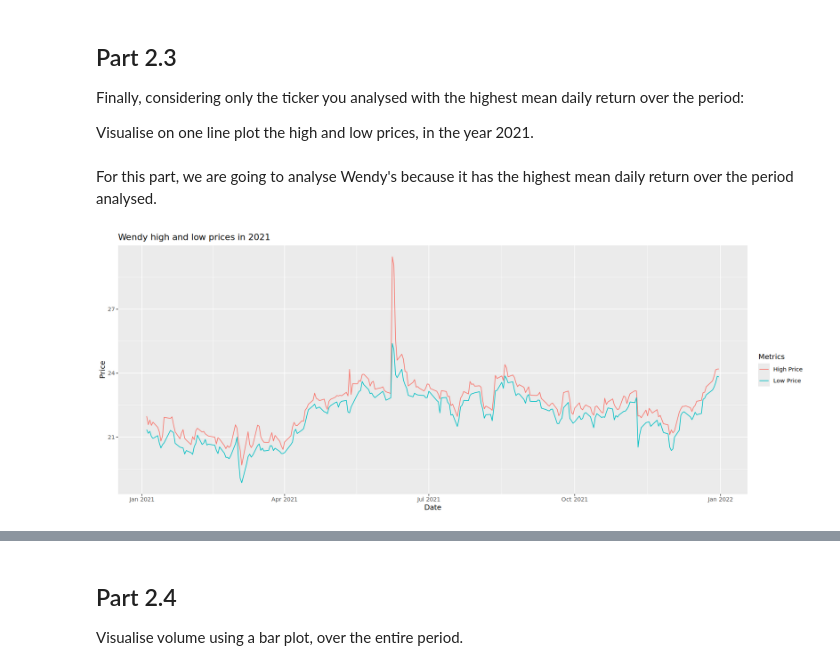
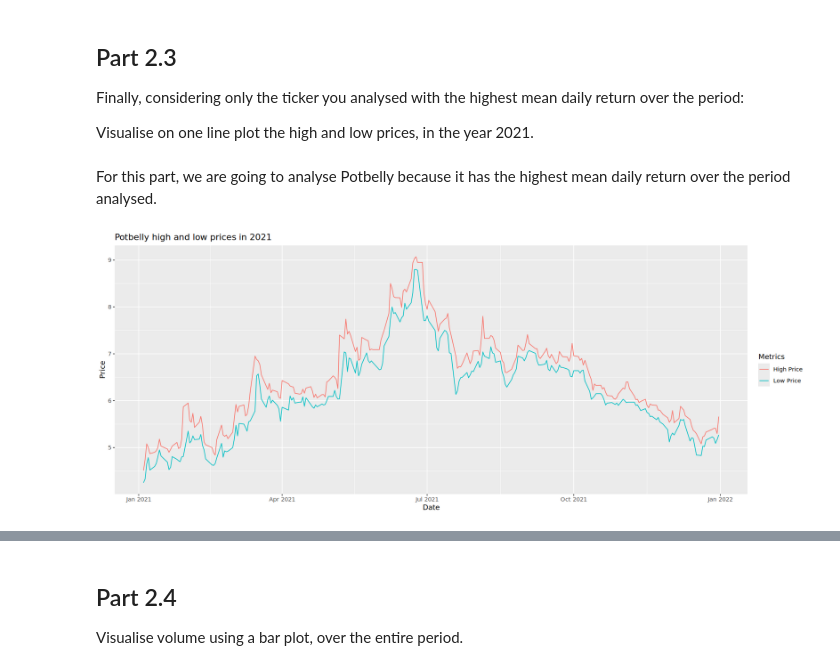
Before and after one commit to LiamHoogstad/Apps_R_HW1, a Jupyter notebook: MAIN_FILE.ipynb, the cells around one changed output, grey strips where cells are left out. Cells and saved outputs as stored; diff of their text form; code cells hidden in the pictures.

Commit message:
Agus changed wendys and 2.3

```diff
--- a/MAIN_FILE.ipynb
+++ b/MAIN_FILE.ipynb
@@ -156,9 +169,6 @@ On July 18 2023, Chipotle announced franchise expansion into the middle east "to
 # %% [markdown]
 ## Dominos Pizza
 # %%
-data = read.csv('compustat_food_bev.csv')
-
-
 dpz_data = filter(data, tic == "DPZ")
 
 dpz_data$datadate = as.Date(dpz_data$datadate, format = '%d/%m/%Y')
@@ -732,17 +646,18 @@ Finally, considering only the ticker you analysed with the highest mean daily re
 
 Visualise on one line plot the high and low prices, in the year 2021.
 # %% [markdown]
-For this part, we are going to analyse Wendy's because it has the highest mean daily return over the period analysed.
+For this part, we are going to analyse Potbelly because it has the highest mean daily return over the period analysed.
 # %%
-wendy_2021 <- filter(wendy, year==2021)
-ggplot(data=wendy_2021, aes(datadate, prchd, colour="High Price")) +
-    geom_line() +
-    geom_line(aes(datadate, prcld, colour='Low Price')) +
+potbelly_2021 <- filter(data_potbelly, year==2021) # Filtering the data of potbelly where year=2021
+# Using ggplot we select the data potbelly_2021, in the x-axis the date and in the y axis "prchd", which represent High price
+ggplot(data=potbelly_2021, aes(datadate, prchd, colour="High Price")) +
+    geom_line() + # We create a line plot
+    geom_line(aes(datadate, prcld, colour='Low Price')) + # We add another line plot with the low price
     labs(
-        title = "Wendy high and low prices in 2021",
+        title = "Potbelly high and low prices in 2021",
         x = "Date",
         y = "Price",
         color = "Metrics"
-            )
+            ) # We add labels
 # %% [output]
-[figure, old version]
+[figure, new version]
```
Also changed, not shown: parts of 39 cells of this notebook.
